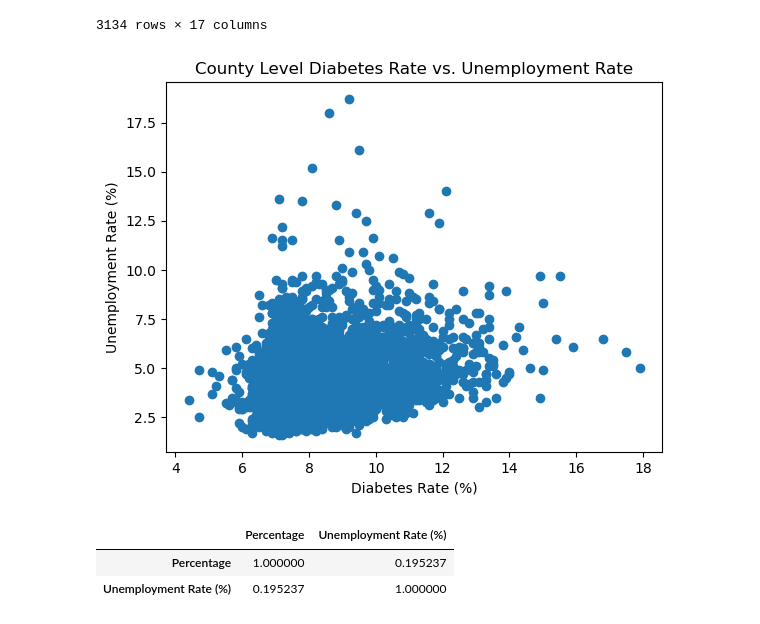
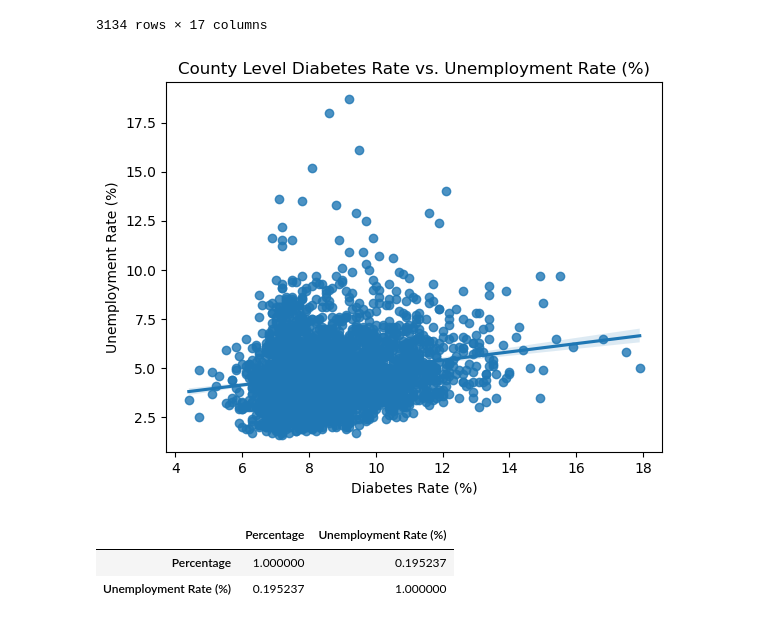
Before and after one commit to anahomosap/data102_group53, a Jupyter notebook: data_cleaning.ipynb, the cells around one changed output. Cells and saved outputs as stored; diff of their text form; code cells hidden in the pictures.

Commit message:
Edited Visualizations - Anahit
Changed to Seaborn regplot to fit regression line

```diff
--- a/data_cleaning.ipynb
+++ b/data_cleaning.ipynb
@@ -157,13 +157,14 @@ diabetes_unemployment
 import seaborn as sns
 import matplotlib.pyplot as plt
 # %%
-final_df.plot.scatter(x='Percentage', y='Unemployment Rate (%)')
-plt.scatter(data = diabetes_unemployment, x='Percentage', y='Unemployment Rate (%)')
-plt.title('County Level Diabetes Rate vs. Unemployment Rate')
+#final_df.plot.scatter(x='Percentage', y='Unemployment Rate (%)')
+fig = sns.regplot(data = diabetes_unemployment, x='Percentage', y='Unemployment Rate (%)')
+plt.title('County Level Diabetes Rate vs. Unemployment Rate (%)')
 plt.xlabel('Diabetes Rate (%)')
+plt.ylabel('Unemployment Rate (%)')
 plt.show()
 # %% [output]
-[figure, old version]
+[figure, new version]
 # %%
 diabetes_unemployment[['Percentage', 'Unemployment Rate (%)']].corr()
 
```
Also changed, not shown: parts of 1 cell of this notebook.
